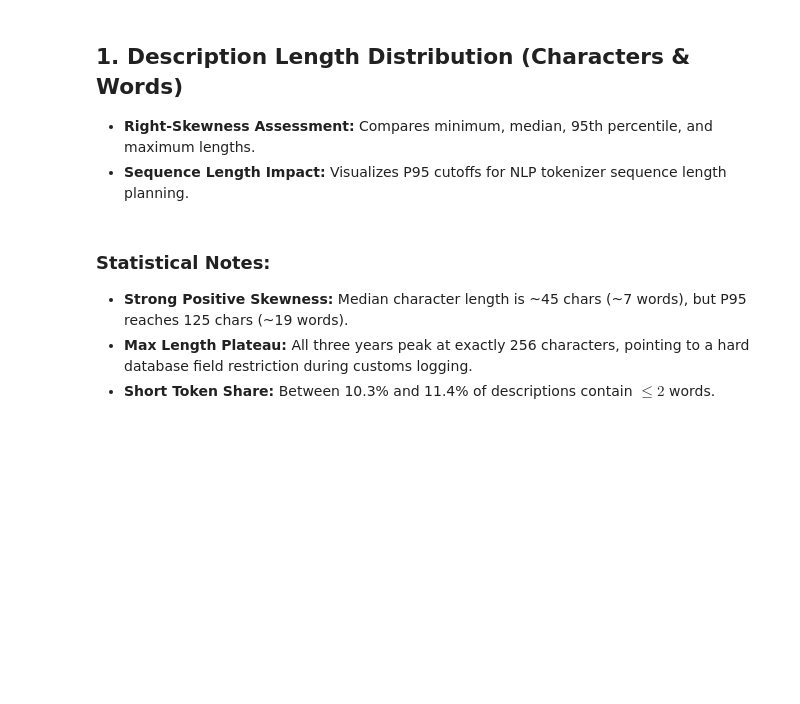
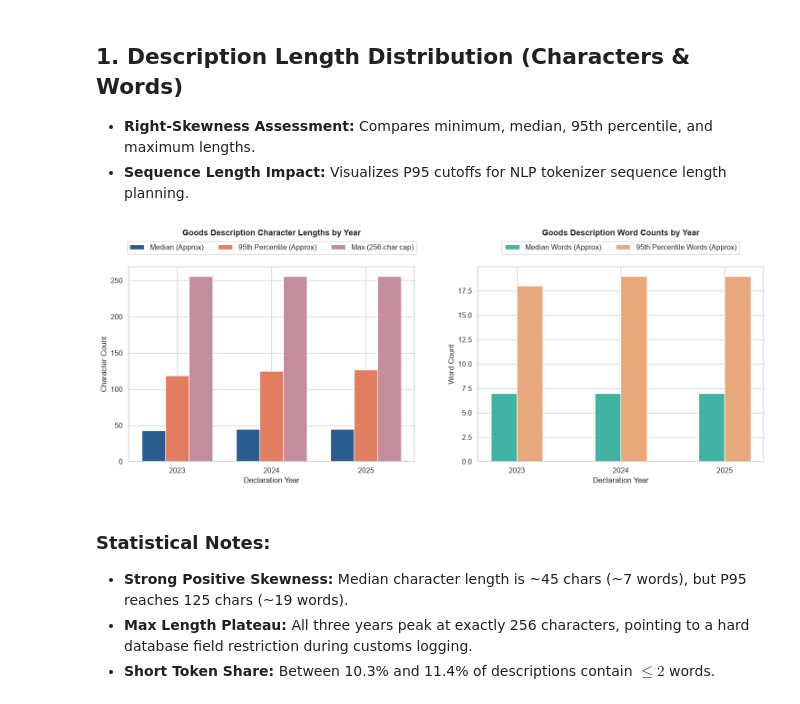
Before and after one commit to redkyladenise/hs-classifier, a Jupyter notebook: notebooks/01_profile.ipynb, the cells around one changed output. Saved outputs shown, nothing was run; the diff lists cells and outputs as text; code cells hidden in the pictures; blank space fills up the shorter version.

```diff
--- a/notebooks/01_profile.ipynb
+++ b/notebooks/01_profile.ipynb
@@ -20,39 +22,83 @@ print(f"Reading profiling tables from: {TABLES_DIR}")
 - **Right-Skewness Assessment:** Compares minimum, median, 95th percentile, and maximum lengths.
 - **Sequence Length Impact:** Visualizes P95 cutoffs for NLP tokenizer sequence length planning.
 # %%
-df_len = pd.read_csv(TABLES_DIR / 'a3_description_length_quantiles.csv')
+df_len = pd.read_csv(TABLES_DIR / "a3_description_length_quantiles.csv")
 
-fig, axes = plt.subplots(1, 2, figsize=(14, 5))
+fig, axes = plt.subplots(1, 2, figsize=(15, 6))
 
-# Character Lengths
-years = df_len['year'].astype(str)
+years = df_len["year"].astype(str)
 x_indices = range(len(years))
 width = 0.25
 
-axes[0].bar([x - width for x in x_indices], df_len['approx_median_chars'], width=width, label='Median (Approx)', color='#2b5c8f')
-axes[0].bar(x_indices, df_len['approx_p95_chars'], width=width, label='95th Percentile (Approx)', color='#e27d60')
-axes[0].bar([x + width for x in x_indices], df_len['max_chars'], width=width, label='Max (256-char cap)', color='#c38d9e')
+axes[0].bar(
+    [x - width for x in x_indices],
+    df_len["approx_median_chars"],
+    width=width,
+    label="Median (Approx)",
+    color="#2b5c8f",
+)
+axes[0].bar(
+    x_indices,
+    df_len["approx_p95_chars"],
+    width=width,
+    label="95th Percentile (Approx)",
+    color="#e27d60",
+)
+axes[0].bar(
+    [x + width for x in x_indices],
+    df_len["max_chars"],
+    width=width,
+    label="Max (256-char cap)",
+    color="#c38d9e",
+)
 
-axes[0].set_title('Goods Description Character Lengths by Year')
-axes[0].set_xlabel('Declaration Year')
-axes[0].set_ylabel('Character Count')
+axes[0].set_title(
+    "Goods Description Character Lengths by Year",
+    pad=50,
+    fontweight="bold",
+    fontsize=13,
+)
+axes[0].set_xlabel("Declaration Year")
+axes[0].set_ylabel("Character Count")
 axes[0].set_xticks(x_indices)
 axes[0].set_xticklabels(years)
-axes[0].legend()
+axes[0].legend(
+    loc="upper center", bbox_to_anchor=(0.5, 1.15), ncol=3, frameon=True
+)
 
-# Word Counts
-axes[1].bar([x - width/2 for x in x_indices], df_len['approx_median_words'], width=width, label='Median Words (Approx)', color='#41b3a3')
-axes[1].bar([x + width/2 for x in x_indices], df_len['approx_p95_words'], width=width, label='95th Percentile Words (Approx)', color='#e8a87c')
+axes[1].bar(
+    [x - width / 2 for x in x_indices],
+    df_len["approx_median_words"],
+    width=width,
+    label="Median Words (Approx)",
+    color="#41b3a3",
+)
+axes[1].bar(
+    [x + width / 2 for x in x_indices],
+    df_len["approx_p95_words"],
+    width=width,
+    label="95th Percentile Words (Approx)",
+    color="#e8a87c",
+)
 
-axes[1].set_title('Goods Description Word Counts by Year')
-axes[1].set_xlabel('Declaration Year')
-axes[1].set_ylabel('Word Count')
+axes[1].set_title(
+    "Goods Description Word Counts by Year",
+    pad=50,
+    fontweight="bold",
+    fontsize=13,
+)
+axes[1].set_xlabel("Declaration Year")
+axes[1].set_ylabel("Word Count")
 axes[1].set_xticks(x_indices)
 axes[1].set_xticklabels(years)
-axes[1].legend()
+axes[1].legend(
+    loc="upper center", bbox_to_anchor=(0.5, 1.15), ncol=2, frameon=True
+)
 
 plt.tight_layout()
 plt.show()
+# %% [output]
+[figure, added]
 # %% [markdown]
 ### Statistical Notes:
 - **Strong Positive Skewness:** Median character length is ~45 chars (~7 words), but P95 reaches 125 chars (~19 words).
```
Also changed, not shown: parts of 2 cells of this notebook, 5 other files.
